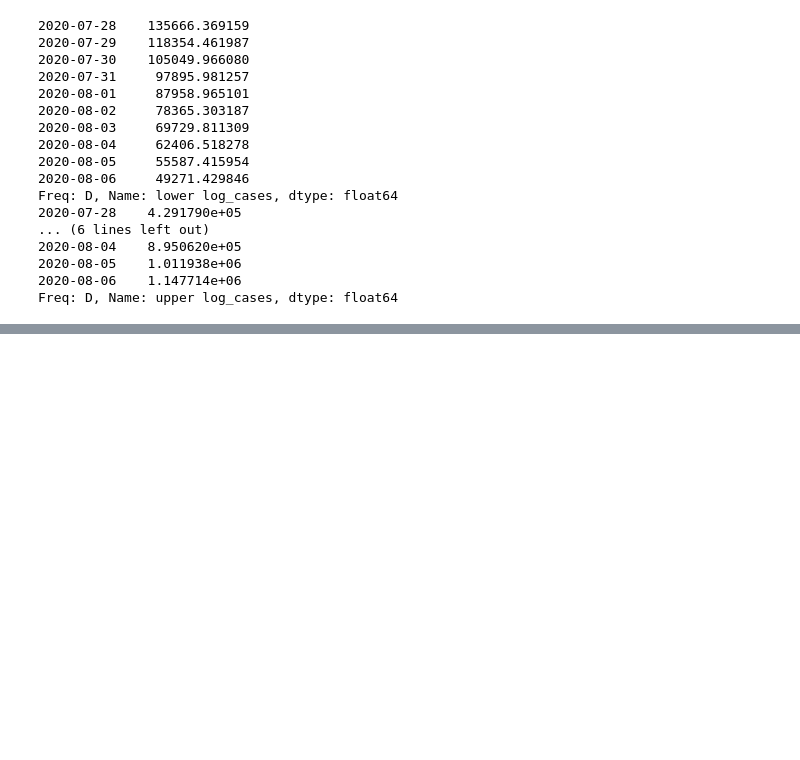
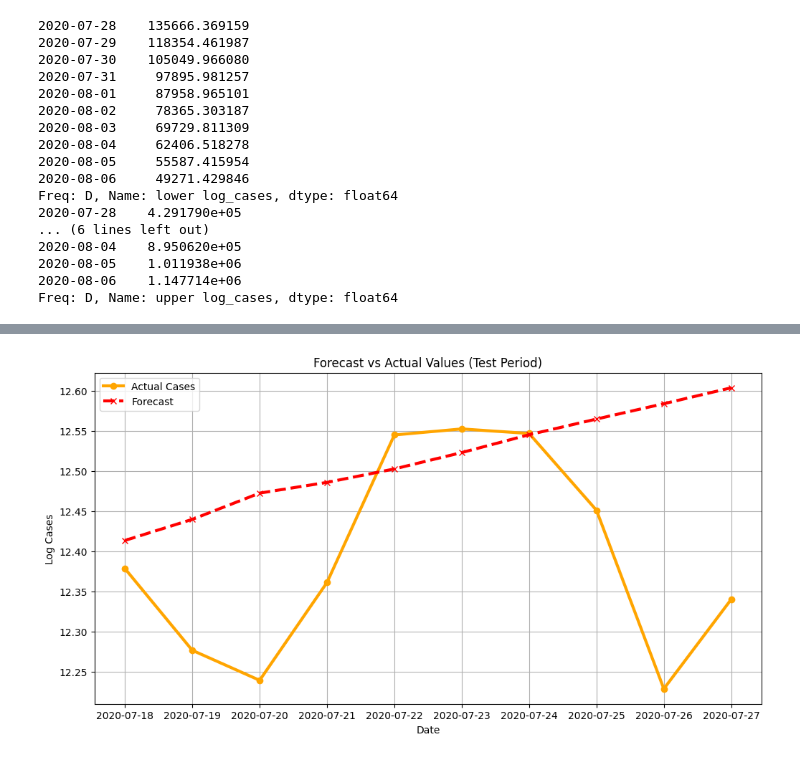
Before and after one commit to Agumekenneth/Time-series-, a Jupyter notebook: project/day-wise.ipynb, the cells around one changed output, grey strips where cells are left out. Saved outputs shown, nothing was run; the diff lists cells and outputs as text; code cells hidden in the pictures; blank space fills up the shorter version.

```diff
--- a/project/day-wise.ipynb
+++ b/project/day-wise.ipynb
@@ -534,0 +630,19 @@ Freq: D, Name: upper log_cases, dtype: float64
+# %%
+plt.figure(figsize=(12,6))
+
+plt.plot(test.index, test, label="Actual Cases",
+         color="orange", linewidth=3, marker='o')
+
+plt.plot(test.index, forecast, label="Forecast",
+         color="red", linewidth=3, linestyle="--", marker='x')
+
+plt.title("Forecast vs Actual Values (Test Period)")
+plt.xlabel("Date")
+plt.ylabel("Log Cases")
+
+plt.legend()
+plt.grid(True)
+
+plt.show()
+# %% [output]
+[figure, added]
```
Also changed, not shown: parts of 37 cells of this notebook.
